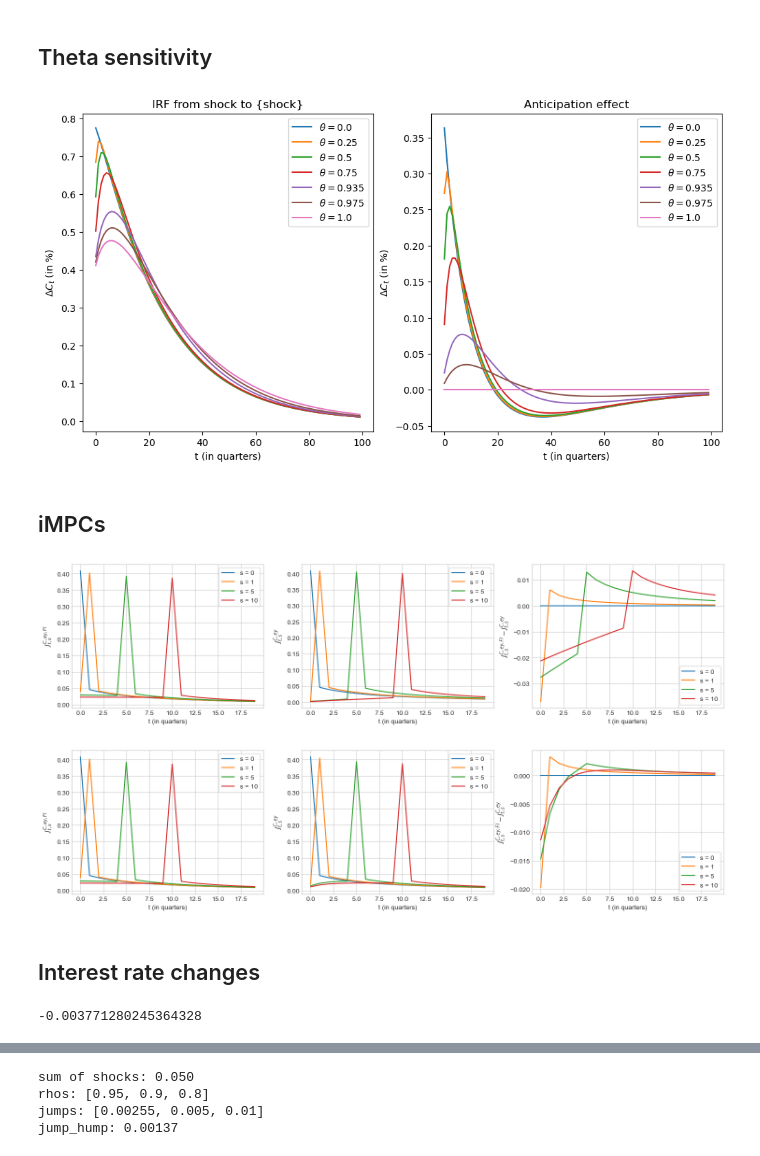
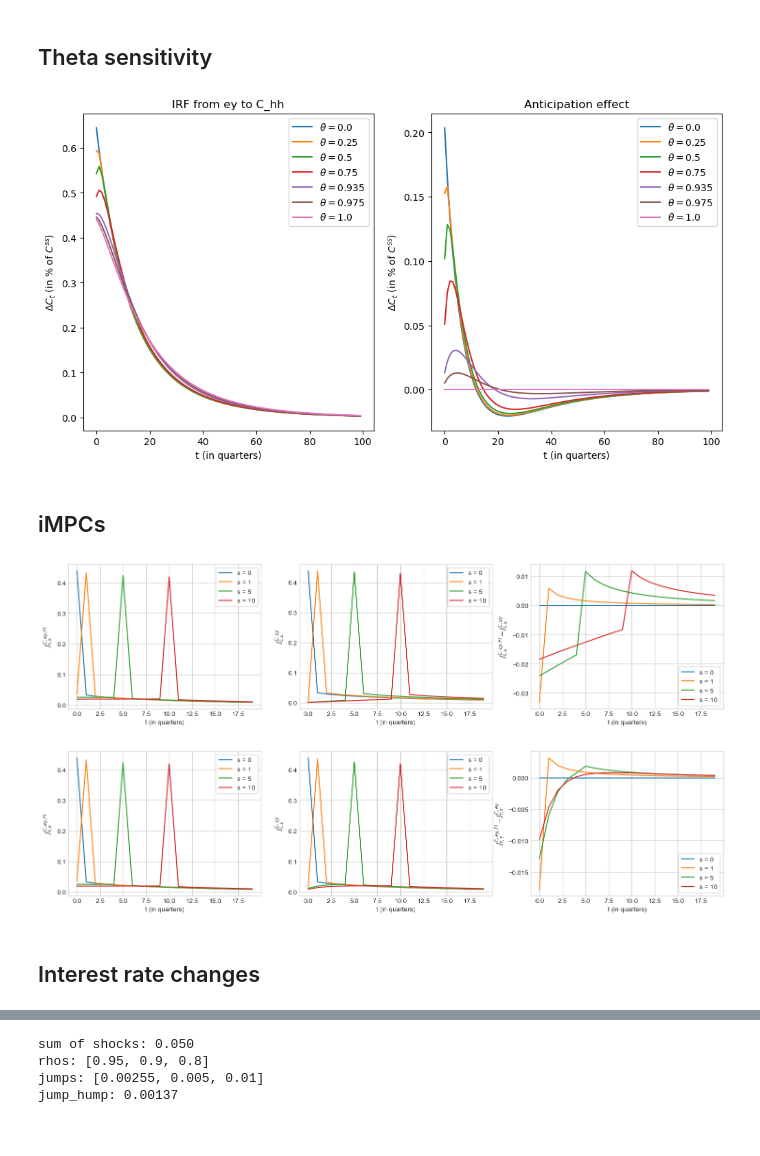
Before and after one commit to YanWin/StickyInformationHANK, a Jupyter notebook: notebooks/Replication_Notebooks/MPC_iMPC_matching.ipynb, the cells around one changed output, grey strips where cells are left out. Drawn from its saved outputs; the diff is of its cells as text; code cells hidden in the pictures.

```diff
--- a/notebooks/Replication_Notebooks/MPC_iMPC_matching.ipynb
+++ b/notebooks/Replication_Notebooks/MPC_iMPC_matching.ipynb
@@ -30,5 +33,5 @@ Analysis about the interaction of sticky information and the consumption respons
 # %%
-model = HAsimpleModel.HAsimpleModelClass(par={'beta_mean': 0.9923, 'sigma_e': 0.31})
+model = HAsimpleModel.HAsimpleModelClass(par={'beta_mean': 0.9923, 'sigma_e': 0.36})
 model.find_ss()
 model._compute_jac_hh()
 print(f'beta: {model.par.beta_mean}')
@@ -391,7 +394,7 @@ label_list = [f'$\\theta = {model_list[0].par.inattention}$', f'$\\theta = {mode
 compare_outputs = ['C_hh']
 
 shocks_jump = [0.01 * ss.y]
-shocks_rho = [0.95]
+shocks_rho = [0.9]
 
 # fig = plot_PE_hh(model_list, label_list, compare_outputs, compare_inputs, plot_periods, shocks_jump, shocks_rho)
 
@@ -463,31 +466,31 @@ def decompose_PE_sensitivity_theta(model, output_input, shock_series, theta_list
 
         ax.plot(np.arange(plot_periods), (IRF_anticip[:plot_periods] / ss_value)*100, label=f"$\\theta={theta}$", linestyle="-")
 
-    ax_IRF.set_title('IRF from shock to {shock}')
+    ax_IRF.set_title(f'IRF from {shock} to {output_input[0]}')
     # ax.set_title(f'{shock}_shock on {output} (in %)')
     ax_IRF.set_xlabel('t (in quarters)')
-    ax_IRF.set_ylabel(f'$\Delta C_t$ (in %)')
+    ax_IRF.set_ylabel(f'$\Delta C_t$ (in % of $C^{{ss}}$)')
     ax_IRF.legend()
 
     ax.set_title('Anticipation effect')
     # ax.set_title(f'{shock}_shock on {output} (in %)')
     ax.set_xlabel('t (in quarters)')
-    ax.set_ylabel(f'$\Delta C_t$ (in %)')
+    ax.set_ylabel(f'$\Delta C_t$ (in % of $C^{{ss}}$)')
     ax.legend()
 # %%
 shocks_jump = [0.01 * ss.y]
-shocks_rho = [0.95]
+shocks_rho = [0.9]
 
 T = model.par.T
 shock_series =  shocks_jump[0]*shocks_rho[0]**np.arange(T)
 ss_value = model.ss.__dict__['C_hh']
 plot_periods = 100
 
 theta_list = [0.0, 0.25, 0.5, 0.75, 0.935, 0.975, 1.0]
 
 decompose_PE_sensitivity_theta(model, ('C_hh', 'ey'), shock_series, theta_list ,plot_periods, ss_value)
 # %% [output]
-[figure, old version]
+[figure, new version]
 # %% [markdown]
 ## iMPCs
 # %%
@@ -604,17 +607,13 @@ s_list = [0,1,5,10]
 plot_list = [('C_hh', 'ey')]
 plot_jacs(model, s_list=s_list, max_T=20, inputs_outputs=plot_list, inattention=0.935)
 # %% [output]
-[figure, old version]
+[figure, new version]
 # %%
 plot_jacs(model, s_list=s_list, max_T=20, inputs_outputs=plot_list, inattention=0.5)
 # %% [output]
-[figure, old version]
+[figure, new version]
 # %% [markdown]
 ## Interest rate changes
-# %%
-model.ss.rl
-# %% [output]
--0.003771280245364328
 # %%
 model_list = [model, model_sticky]
 label_list = [f'$\\theta = {model_list[0].par.inattention}$', f'$\\theta = {model_list[1].par.inattention}$']
```
Also changed, not shown: parts of 33 cells of this notebook, 1 other file.
